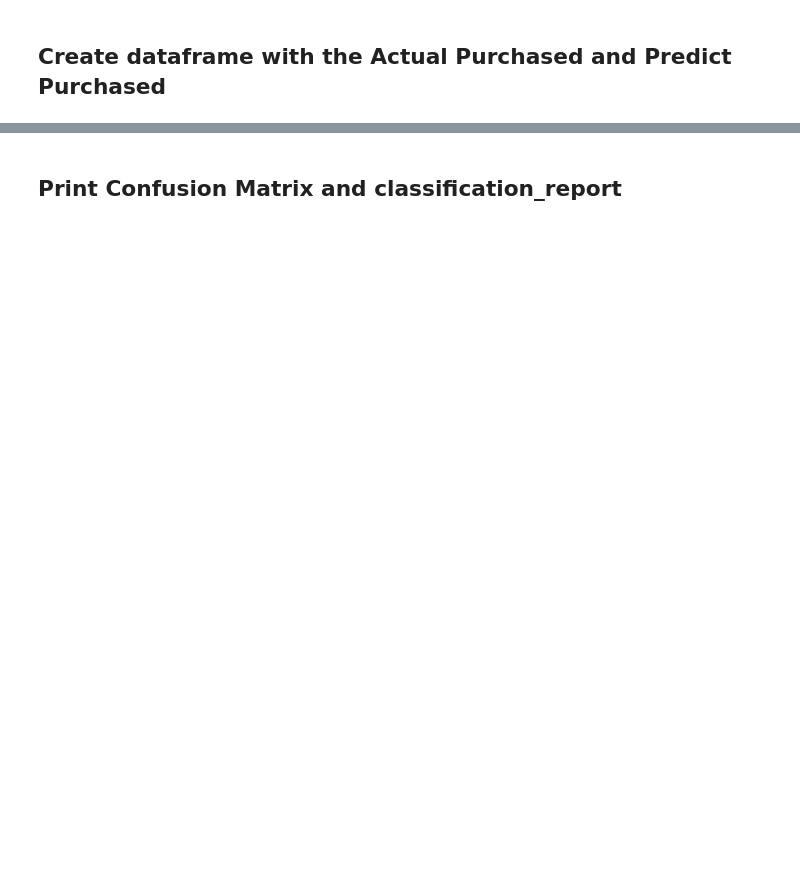
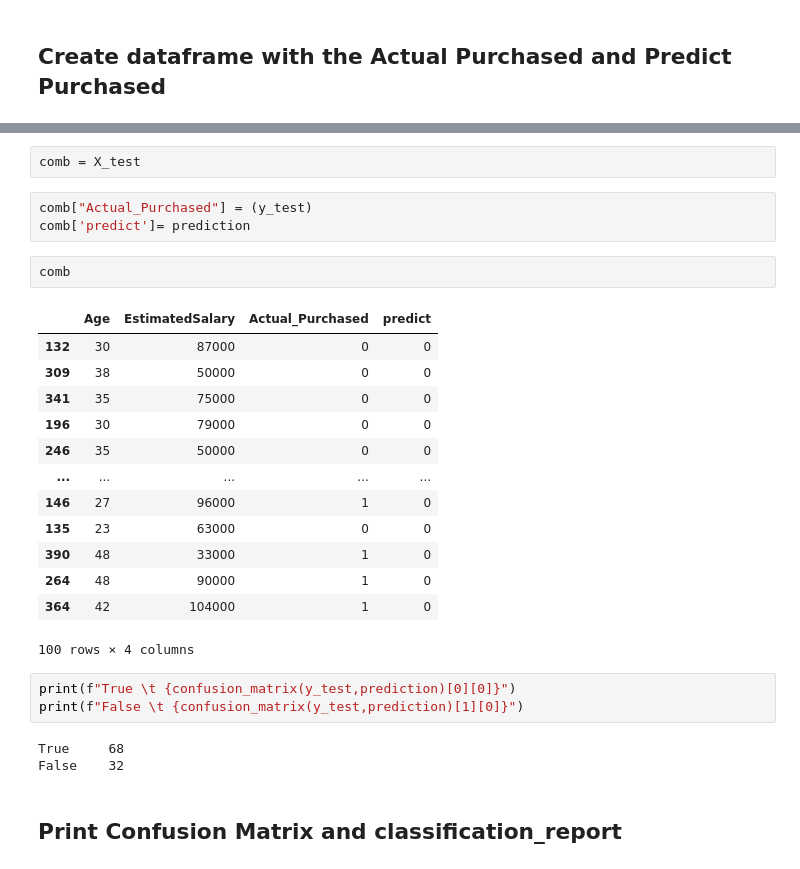
Before and after one commit to Tuwaiq-Data-Science-Bootcamp-V4/Logistic-Regression-Lab, a Jupyter notebook: LogisticRegression_Assignment.ipynb, the cells around one changed output, grey strips where cells are left out. Drawn from its saved outputs; the diff is of its cells as text; blank space fills up the shorter version.

```diff
--- a/LogisticRegression_Assignment.ipynb
+++ b/LogisticRegression_Assignment.ipynb
@@ -80,2 +87,29 @@ dtype: int64
+# %%
+comb = X_test
+# %%
+comb["Actual_Purchased"] = (y_test)
+comb['predict']= prediction
+# %%
+comb
+# %% [output]
+|  | Age | EstimatedSalary | Actual_Purchased | predict |
+| 132 | 30 | 87000 | 0 | 0 |
+| 309 | 38 | 50000 | 0 | 0 |
+| 341 | 35 | 75000 | 0 | 0 |
+| 196 | 30 | 79000 | 0 | 0 |
+| 246 | 35 | 50000 | 0 | 0 |
+| ... | ... | ... | ... | ... |
+| 146 | 27 | 96000 | 1 | 0 |
+| 135 | 23 | 63000 | 0 | 0 |
+| 390 | 48 | 33000 | 1 | 0 |
+| 264 | 48 | 90000 | 1 | 0 |
+| 364 | 42 | 104000 | 1 | 0 |
+100 rows × 4 columns
+# %%
+print(f"True \t {confusion_matrix(y_test,prediction)[0][0]}")
+print(f"False \t {confusion_matrix(y_test,prediction)[1][0]}")
+# %% [output]
+True     68
+False    32
 # %% [markdown]
 ## Print Confusion Matrix and classification_report
```
Also changed, not shown: parts of 33 cells of this notebook.
